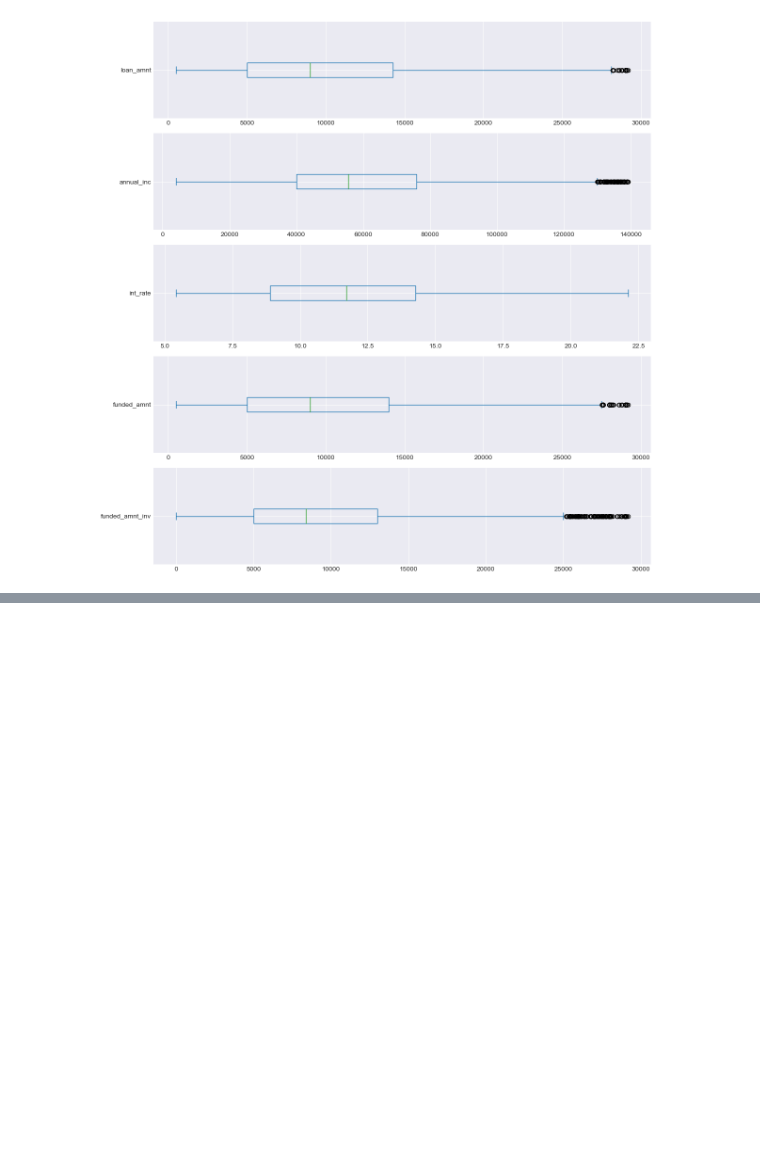
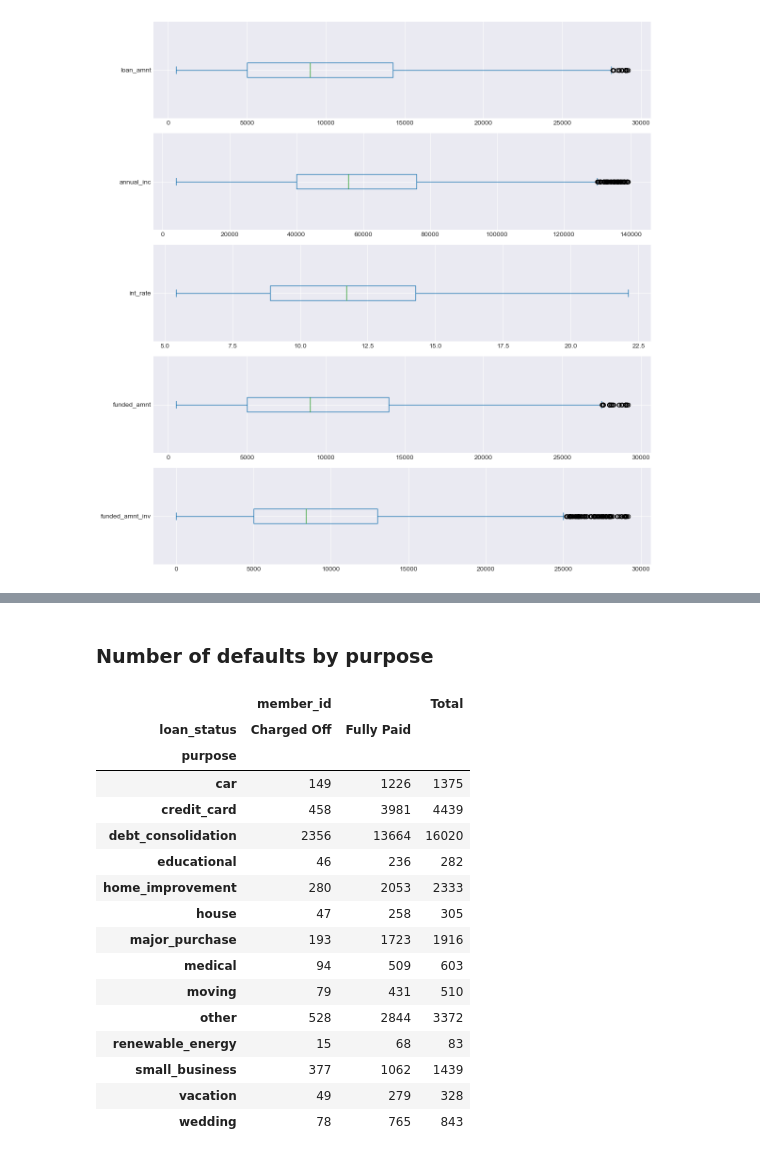
Before and after one commit to cyberpirate92/lending-club-case-study, a Jupyter notebook: Lending Club Case Study.ipynb, the cells around one changed output, grey strips where cells are left out. Drawn from its saved outputs; the diff is of its cells as text; code cells hidden in the pictures; blank space fills up the shorter version.

```diff
--- a/Lending Club Case Study.ipynb
+++ b/Lending Club Case Study.ipynb
@@ -997,0 +795,30 @@ loans_by_zipcode = loan_data.zip_code.value_counts()
+# %% [markdown]
+### Number of defaults by purpose
+# %%
+defaults_by_purpose = pd.pivot_table(
+    data=loan_data,
+    columns=['loan_status'],
+    index=['purpose'],
+    values=['member_id'],
+    aggfunc='count'
+)
+defaults_by_purpose['Total'] = defaults_by_purpose.sum(axis='columns')
+defaults_by_purpose
+# %% [output]
+|  | member_id |  | Total |
+| loan_status | Charged Off | Fully Paid |  |
+| purpose |  |  |  |
+| car | 149 | 1226 | 1375 |
+| credit_card | 458 | 3981 | 4439 |
+| debt_consolidation | 2356 | 13664 | 16020 |
+| educational | 46 | 236 | 282 |
+| home_improvement | 280 | 2053 | 2333 |
+| house | 47 | 258 | 305 |
+| major_purchase | 193 | 1723 | 1916 |
+| medical | 94 | 509 | 603 |
+| moving | 79 | 431 | 510 |
+| other | 528 | 2844 | 3372 |
+| renewable_energy | 15 | 68 | 83 |
+| small_business | 377 | 1062 | 1439 |
+| vacation | 49 | 279 | 328 |
+| wedding | 78 | 765 | 843 |
```
Also changed, not shown: parts of 123 cells of this notebook.
